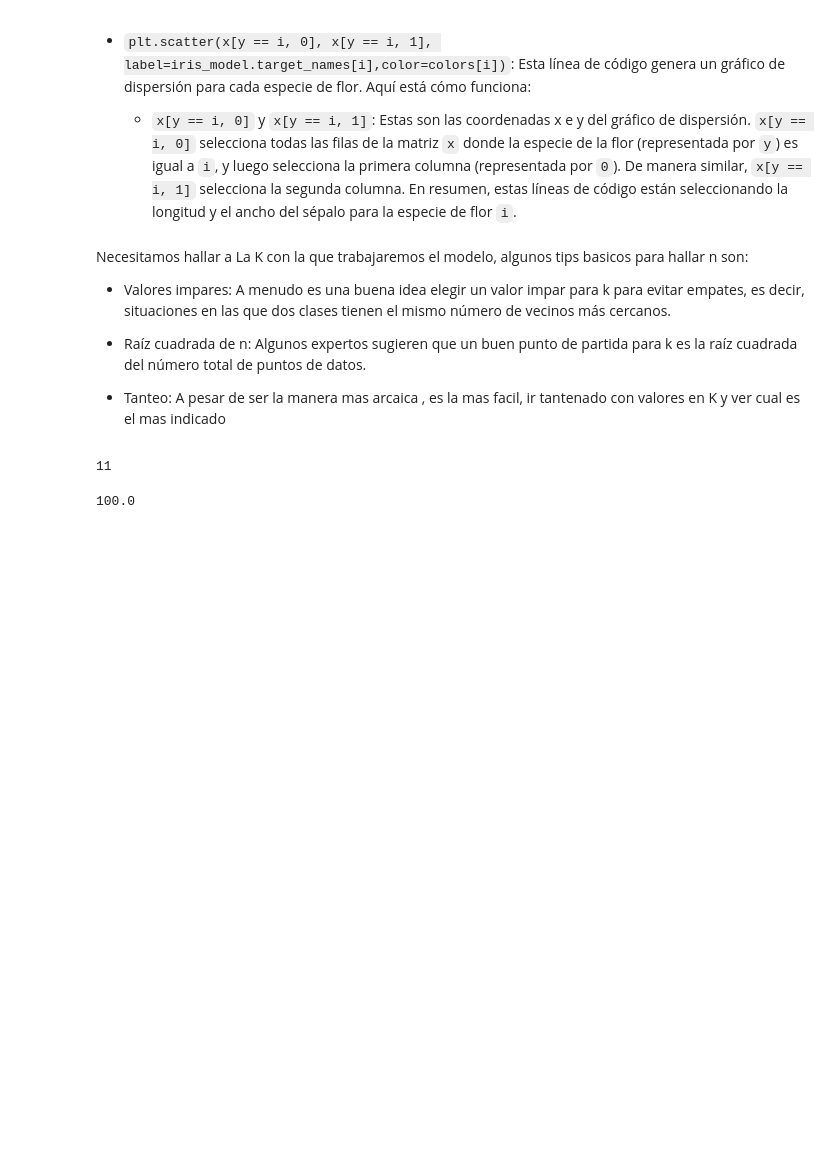
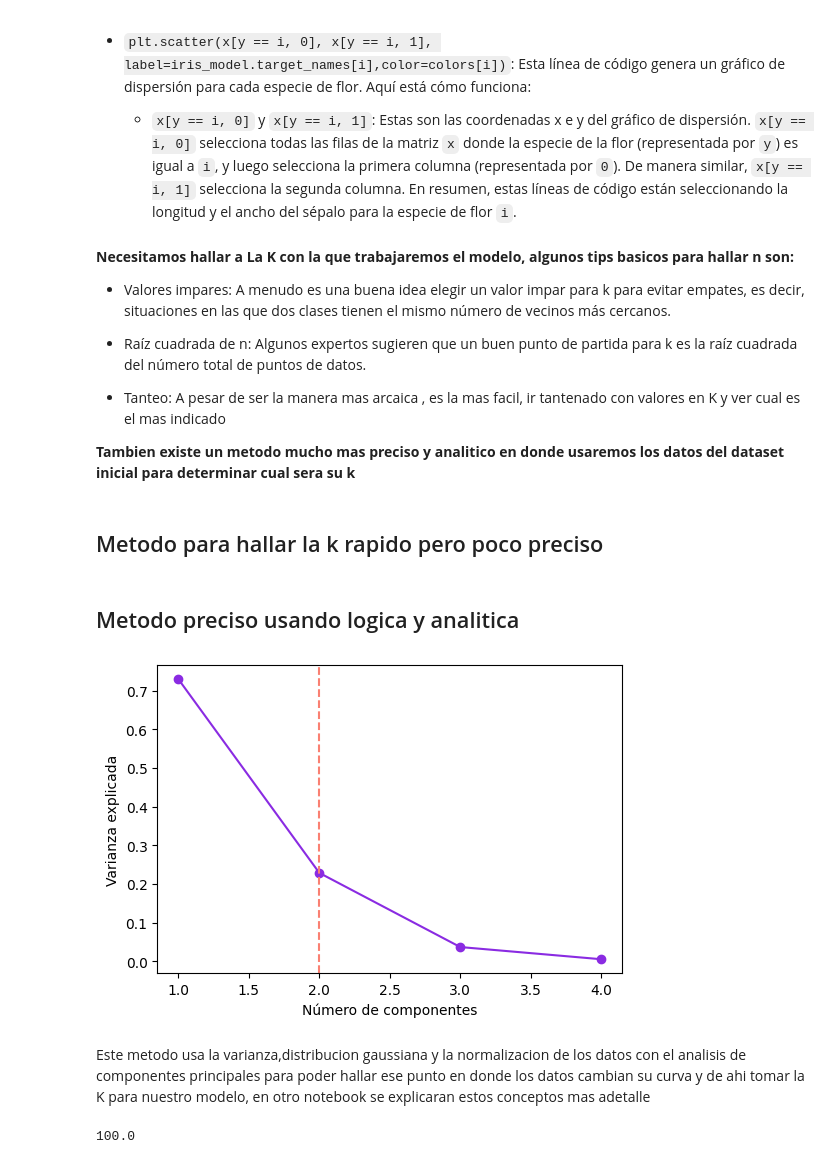
Before and after one commit to CrisHzz/Ciencia-De-Datos-Y-Aprendizaje-Automatico, a Jupyter notebook: Ciencia de datos y Aprendizaje Automatico/scikit-learn/AlgoritmoKNN.ipynb, the cells around one changed output. Cells and saved outputs as stored; diff of their text form; code cells hidden in the pictures; blank space fills up the shorter version.

```diff
--- a/Ciencia de datos y Aprendizaje Automatico/scikit-learn/AlgoritmoKNN.ipynb
+++ b/Ciencia de datos y Aprendizaje Automatico/scikit-learn/AlgoritmoKNN.ipynb
@@ -166,21 +166,54 @@ plt.show()
 # %%
 x_train,x_test,y_train,y_test=train_test_split(x,y,random_state=42,test_size=0.20)
 # %% [markdown]
-Necesitamos hallar a La K con la que trabajaremos el modelo, algunos tips basicos para hallar n son:
+**Necesitamos hallar a La K con la que trabajaremos el modelo, algunos tips basicos para hallar n son:**
 
 - Valores impares: A menudo es una buena idea elegir un valor impar para k para evitar empates, es decir, situaciones en las que dos clases tienen el mismo número de vecinos más cercanos.
 
 - Raíz cuadrada de n: Algunos expertos sugieren que un buen punto de partida para k es la raíz cuadrada del número total de puntos de datos.
 
 - Tanteo: A pesar de ser la manera mas arcaica , es la mas facil, ir tantenado con valores en K y ver cual es el mas indicado
+
+**Tambien existe un metodo mucho mas preciso y analitico en donde usaremos los datos del dataset inicial para determinar cual sera su k**
+# %% [markdown]
+## Metodo para hallar la k rapido pero poco preciso
 # %%
-n = x.shape[0] #si el tamaño es 150,4 tomamos el primero por lo tanto el valor [0]
+# n = x.shape[0] #si el tamaño es (150,4) tomamos el primero por lo tanto el valor [0]
 
-k = int(np.sqrt(n)) #Hallamos el valor de k usando la raiz de n, como es 12 llevemoslo a un numero impar
+# k = int(np.sqrt(n)) #Hallamos el valor de k usando la raiz de n, como es 12 llevemoslo a un numero impar
 
-k=k-1 #11
+# k=k-1 #11
 
-k
+# k
-# %% [output]
-11
+# %% [markdown]
+## Metodo preciso usando logica y analitica
+# %%
+from sklearn.decomposition import PCA
+from sklearn.preprocessing import StandardScaler
+
+
+# Normalizacion de los datos
+scaler = StandardScaler()
+
+X_scaled = scaler.fit_transform(x) #Normalizamos los x pues son los datos numericos del dataset, en este caso las y no nos sirven
+
+# análisis de componentes principales
+pca = PCA()
+X_pca = pca.fit_transform(X_scaled)
+
+# Calculamos la varianza explicada acumulada
+explained_variance_ratio_cumsum = np.cumsum(pca.explained_variance_ratio_)
+
+plt.figure(figsize=(6, 4))
+plt.plot(range(1, len(explained_variance_ratio_cumsum) + 1 ), pca.explained_variance_ratio_, 'o-',c="blueviolet") #El mas 1 en el range() es para equlibrar el tamaño
+plt.xlabel('Número de componentes')
+plt.ylabel('Varianza explicada')
+
+plt.axvline(x=2, color='salmon', linestyle='--')
+
+plt.show()
+# %% [output]
+[figure, added]
+# %% [markdown]
+Este metodo usa la varianza,distribucion gaussiana y la normalizacion de los datos con el analisis de componentes principales para poder hallar ese punto en donde los datos cambian su curva y de ahi tomar la K para nuestro modelo, en otro notebook se explicaran estos conceptos mas adetalle
 # %%
```
Also changed, not shown: parts of 2 cells of this notebook.
